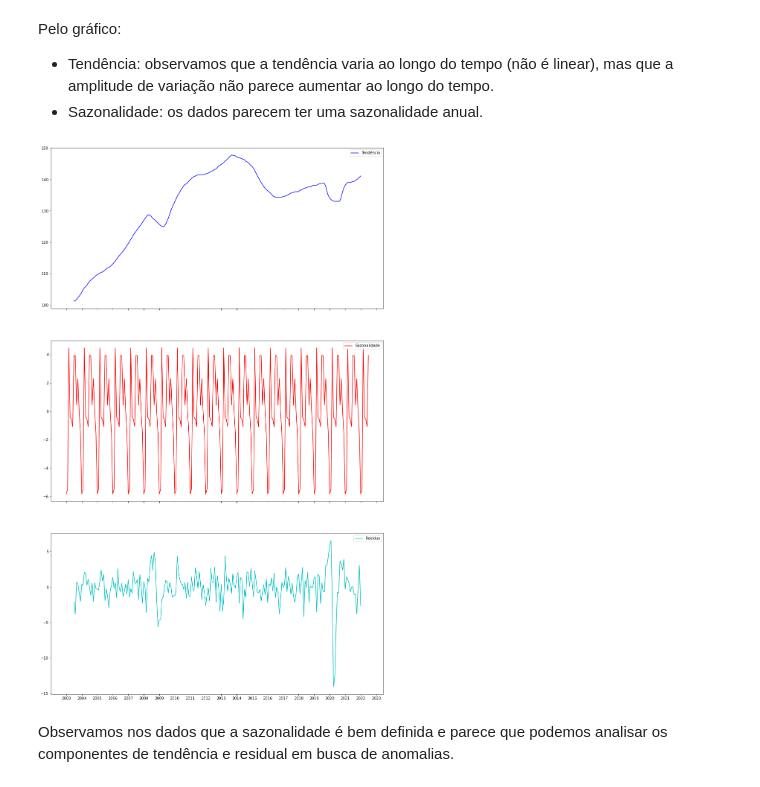
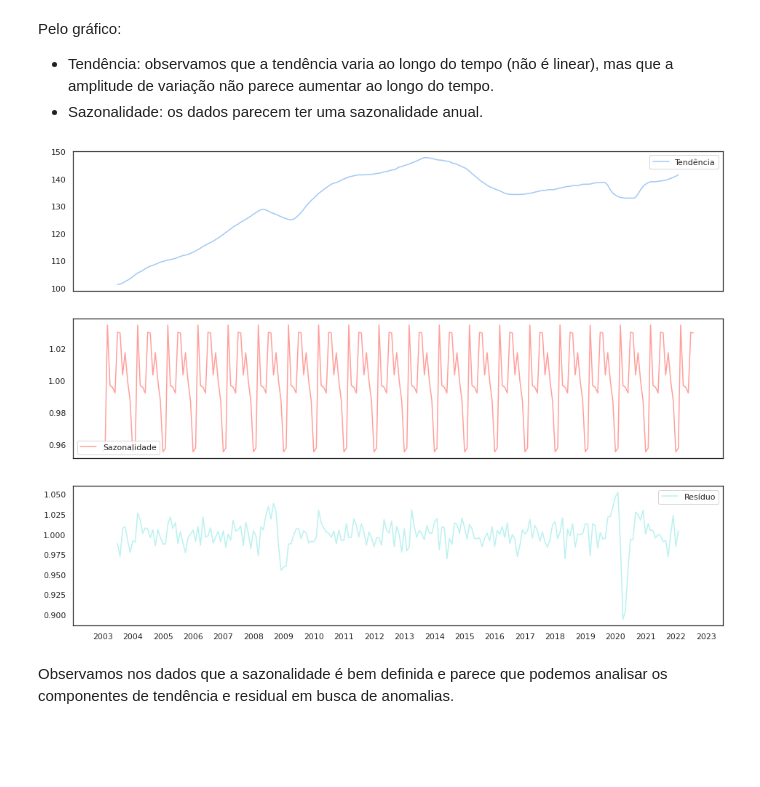
Before and after one commit to dev-alexmc/bimaster-proj, a Jupyter notebook: analise-exploratoria/series-temporais/ibc_br_analise_exploratoria.ipynb, the cells around one changed output. Drawn from its saved outputs; the diff is of its cells as text; code cells hidden in the pictures; blank space fills up the shorter version.

```diff
--- a/analise-exploratoria/series-temporais/ibc_br_analise_exploratoria.ipynb
+++ b/analise-exploratoria/series-temporais/ibc_br_analise_exploratoria.ipynb
@@ -134,32 +148,34 @@ Pelo gráfico:
 - Tendência: observamos que a tendência varia ao longo do tempo (não é linear), mas que a amplitude de variação não parece aumentar ao longo do tempo.
 - Sazonalidade: os dados parecem ter uma sazonalidade anual.
 # %%
-from pandas.core.arrays import period
-# decompomos os dados usando um modelo aditivo, pois não observamos variações na
-# amplitude da curva ao longo do tempo. O período selecionado é de 12 meses,
-# pois temos registros mensais e, aparentemente, uma sazonalidade anual.
-decomposed_series = seasonal_decompose(df, model="additive", period=12)
+# decompomos os dados usando um modelo multiplicativo. O período selecionado é
+# de 12 meses, pois temos registros mensais e, aparentemente, uma sazonalidade
+# anual.
+decomposed_series = seasonal_decompose(df, model="multiplicative", period=12)
 # %%
-fig, axes = plt.subplots(3, 1, sharex=True)
-fig.set_figwidth(16)
-fig.set_figheight(9 * 3)
+def desenhar_grafico_serie_decomposta(serie_decomposta: statsmodels.tsa.seasonal.DecomposeResult) -> None:
+  fig, axes = plt.subplots(3, 1, sharex=True)
+  fig.set_figwidth(16)
+  fig.set_figheight(4 * 3)
 
-axes[0].plot(decomposed_series.trend, 'b', label='Tendência')
-axes[0].legend()
+  axes[0].plot(serie_decomposta.trend, 'b', label='Tendência')
+  axes[0].legend()
 
-axes[1].plot(decomposed_series.seasonal, 'r', label='Sazonalidade')
-axes[1].legend()
+  axes[1].plot(serie_decomposta.seasonal, 'r', label='Sazonalidade')
+  axes[1].legend()
 
-axes[2].plot(decomposed_series.resid, 'c', label='Resíduo')
-axes[2].legend()
+  axes[2].plot(serie_decomposta.resid, 'c', label='Resíduo')
+  axes[2].legend()
 
-# ajustamos o eixo x da figura para exibir ticks a cada ano
-# só precisamos fazer o ajuste para um dos eixos, pois o eixo
-# x é compartilhado.
-configurar_ticks_anuais(axes[0])
+  # ajustamos o eixo x da figura para exibir ticks a cada ano
+  # só precisamos fazer o ajuste para um dos eixos, pois o eixo
+  # x é compartilhado.
+  configurar_ticks_anuais(axes[0])
 
-fig.show()
+  fig.show()
-# %% [output]
-[figure, removed]
+# %%
+desenhar_grafico_serie_decomposta(decomposed_series)
+# %% [output]
+[figure, added]
 # %% [markdown]
 Observamos nos dados que a sazonalidade é bem definida e parece que podemos analisar os componentes de tendência e residual em busca de anomalias.
```
Also changed, not shown: parts of 59 cells of this notebook.
